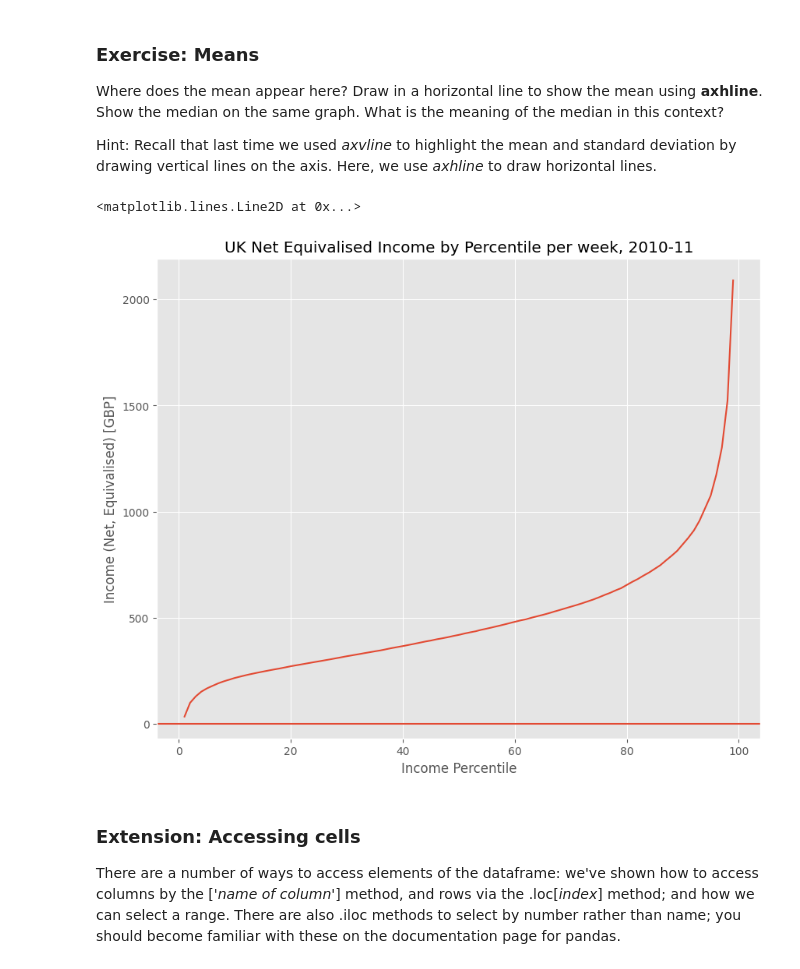
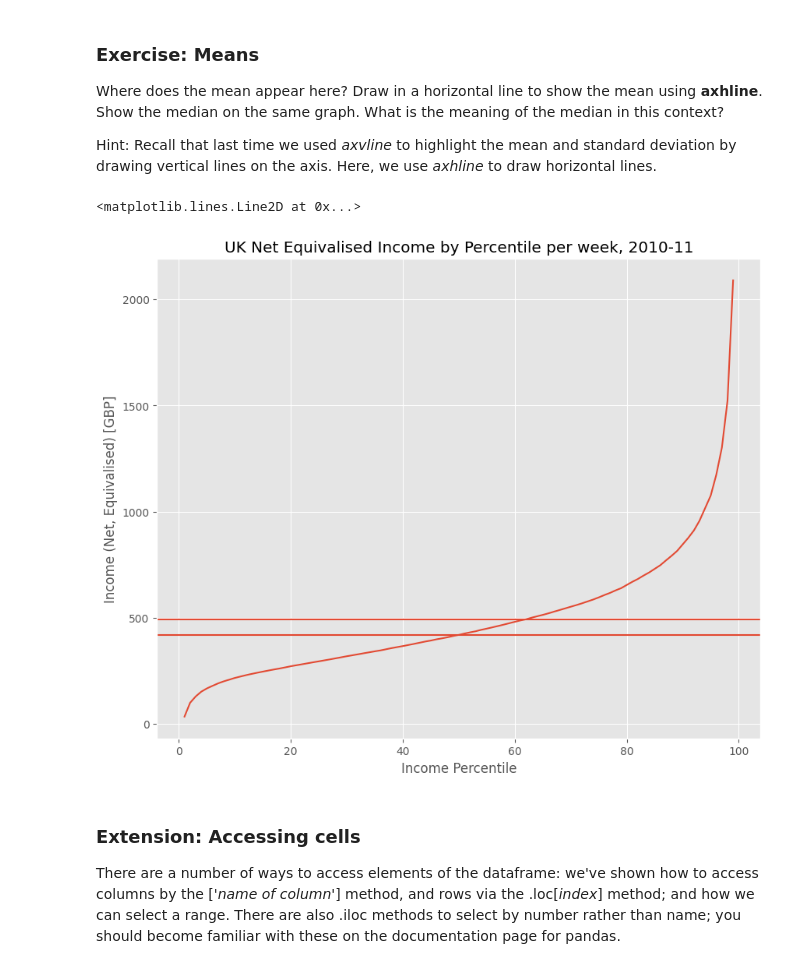
Before and after one commit to T-Schwab/-QM2, a Jupyter notebook: notebooks/W02. Pandas.ipynb, the cells around one changed output. Cells and saved outputs as stored; diff of their text form; code cells hidden in the pictures.

```diff
--- a/notebooks/W02. Pandas.ipynb
+++ b/notebooks/W02. Pandas.ipynb
@@ -213,12 +213,16 @@ Hint: Recall that last time we used *axvline* to highlight the mean and standard
 # %%
 income['Net equivalised household income in 2010-11, week'].plot()
 plt.title('UK Net Equivalised Income by Percentile per week, 2010-11')
 plt.xlabel('Income Percentile')
 plt.ylabel('Income (Net, Equivalised) [GBP]')
-plt.axhline()
+
+
+plt.axhline(y=income['Net equivalised household income in 2010-11, week'].mean())
+
+plt.axhline(y=income['Net equivalised household income in 2010-11, week'].median())
 # %% [output]
 <matplotlib.lines.Line2D at 0x...>
-[figure, old version]
+[figure, new version]
 # %% [markdown]
 ### Extension: Accessing cells
 
```
Also changed, not shown: parts of 2 cells of this notebook.
